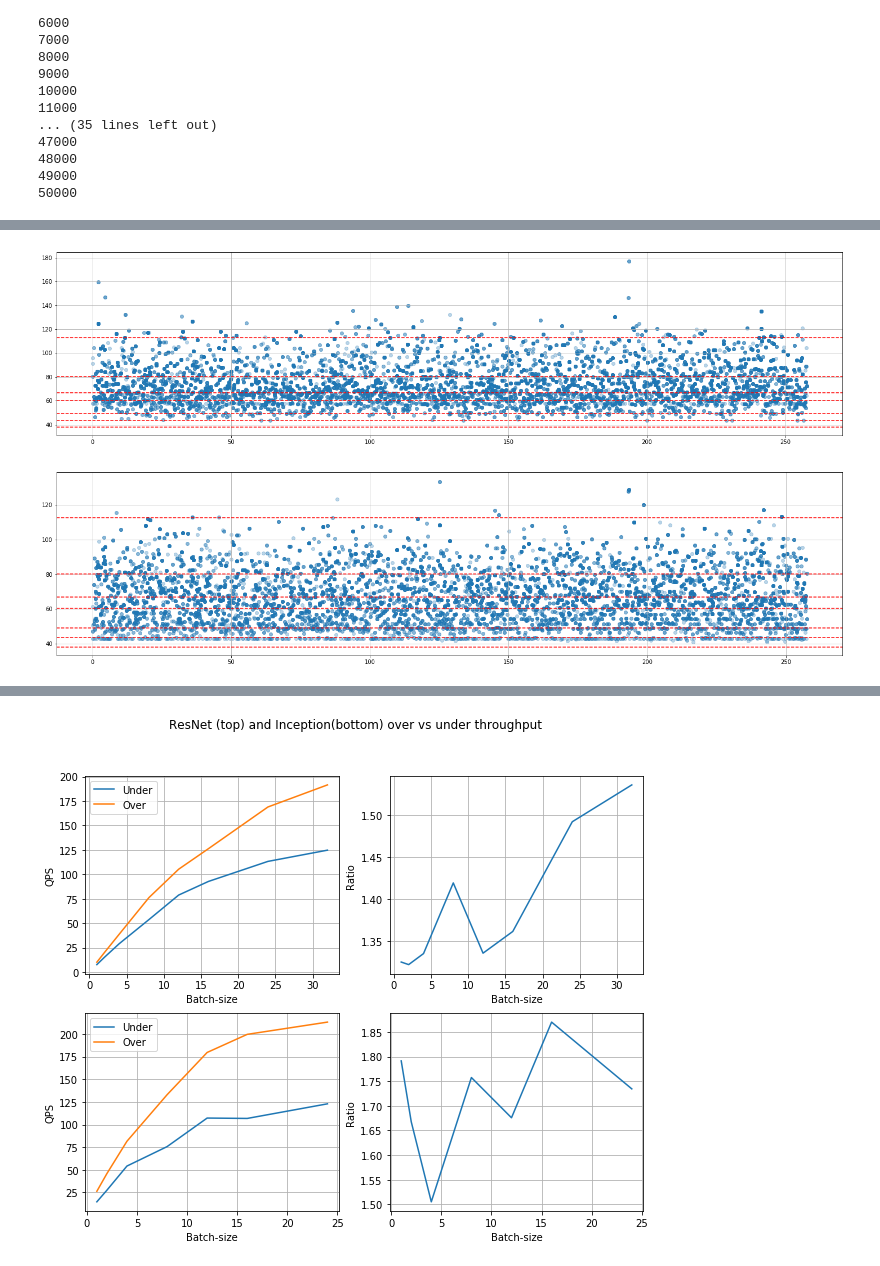
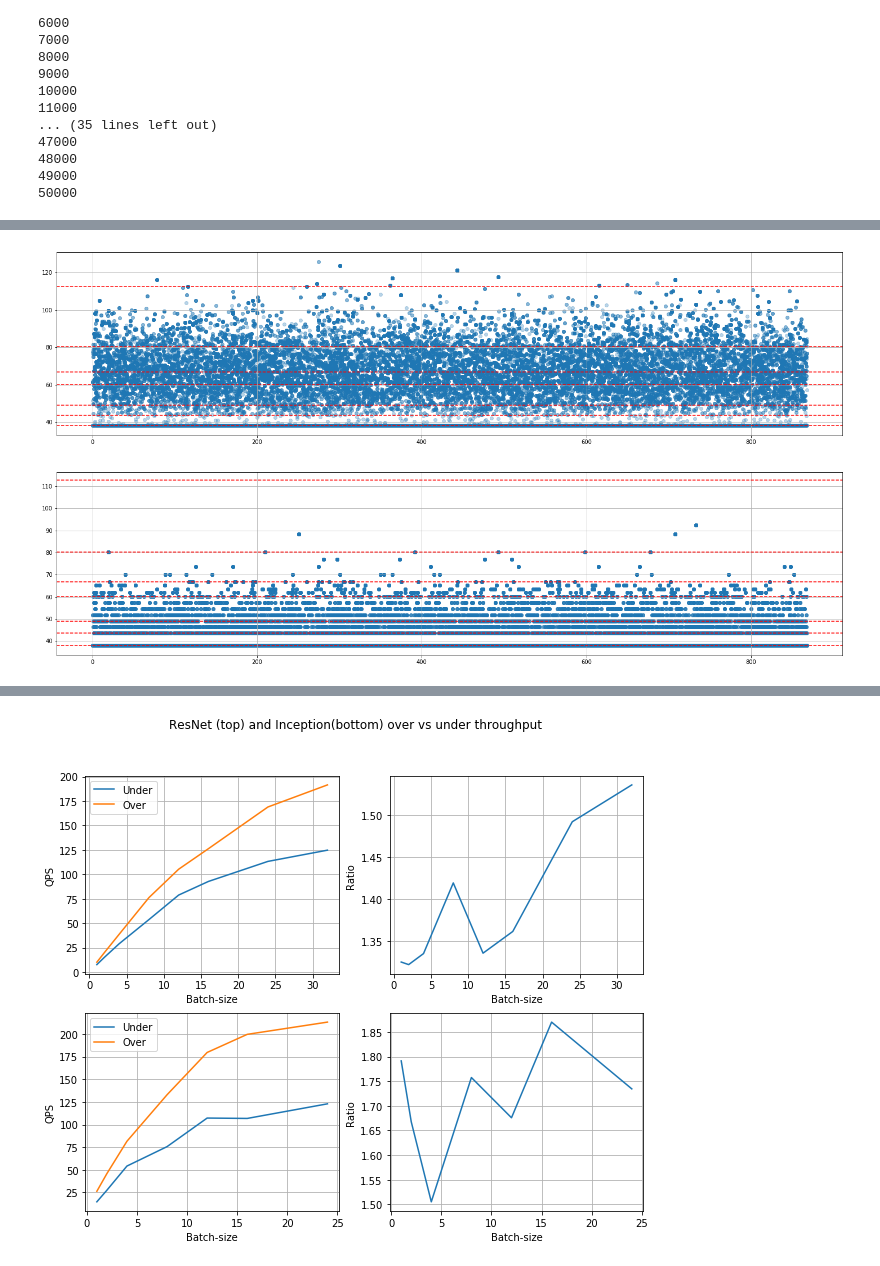
Before and after one commit to EyalSel/plots-model-comp-paper, a Jupyter notebook: plotting/Sim_Eyal.ipynb, the cells around one changed output, grey strips where cells are left out. Saved outputs shown, nothing was run; the diff lists cells and outputs as text; code cells hidden in the pictures.

Commit message:
Fixed simulator bug from unexpected behavior in np.isclose

```diff
--- a/plotting/Sim_Eyal.ipynb
+++ b/plotting/Sim_Eyal.ipynb
@@ -109,5 +110,8 @@ plt.plot(batches, [smoothed_fn(batch) for batch in batches])
 # %%
 class Scheduler(object):
+    def isclose(self, a, b):
+        return np.isclose(a-b, 0)
+
     def __init__(self):
         self.time = 0
         self.scheduled = []
@@ -118,14 +122,14 @@ class Scheduler(object):
         for item_scheduled_time,_ in self.scheduled:
              if item_scheduled_time < current_time_to_schedule:
                 index+=1
-        self.scheduled.insert(index, [self.time + in_how_long, fn])
+        self.scheduled.insert(index, [current_time_to_schedule, fn])
 
     def start(self):
         while self.scheduled != []:
             next_event_time, fn = self.scheduled.pop(0)
             self.time = next_event_time
             fn(self.time)
-            while self.scheduled != [] and np.isclose(self.scheduled[0][0], next_event_time):
+            while self.scheduled != [] and self.isclose(self.scheduled[0][0], self.time):
                 next_event_time, fn = self.scheduled.pop(0)
                 fn(self.time)
 
@@ -192,6 +196,7 @@ class BatchedNode(Node):
         for query in self.in_model[model_index]:
             query[self.name+"_dequeue_time"] = time
             query[self.name+"_batchsize"] = num_taken_to_process
+            query_id = query["id"]
         self.queue_size_over_time.append([time, len(self.queue)])
         self.batch_sizes_over_time.append([time, num_taken_to_process])
         self.scheduler.schedule(lambda time: self.model_return(model_index, time), self.smoothed_fn(num_taken_to_process)) # service time of batch
@@ -342,18 +346,18 @@ plt.grid()
 # %%
-response_time = np.asarray([[q['Inception_enqueue_time'], q['Inception_service_time']-q['Inception_enqueue_time']] for q in final_lineage_result])[:15000]
+response_time = np.asarray([[q['Inception_enqueue_time'], q['Inception_service_time']-q['Inception_enqueue_time'], q['id']] for q in final_lineage_result])
 plt.figure(figsize=(25,6))
 for l in batches*over_latencies:
     plt.axhline(y=l, linestyle="--", color="red")
 plt.scatter(response_time[:,0]/1000., response_time[:,1],alpha=0.3)
 plt.grid()
 # %% [output]
-[figure, old version]
+[figure, new version]
 # %%
-response_time = np.asarray([[q['Inception_enqueue_time'], q['Inception_service_time']-q['Inception_enqueue_time']] for q in final_lineage_result])[:15000]
+response_time = np.asarray([[q['Inception_enqueue_time'], q['Inception_service_time']-q['Inception_dequeue_time'], q['id']] for q in final_lineage_result])
 plt.figure(figsize=(25,6))
 for l in batches*over_latencies:
     plt.axhline(y=l, linestyle="--", color="red")
 plt.scatter(response_time[:,0]/1000., response_time[:,1],alpha=0.3)
 plt.grid()
 # %% [output]
-[figure, old version]
+[figure, new version]
```
Also changed, not shown: parts of 13 cells of this notebook.
